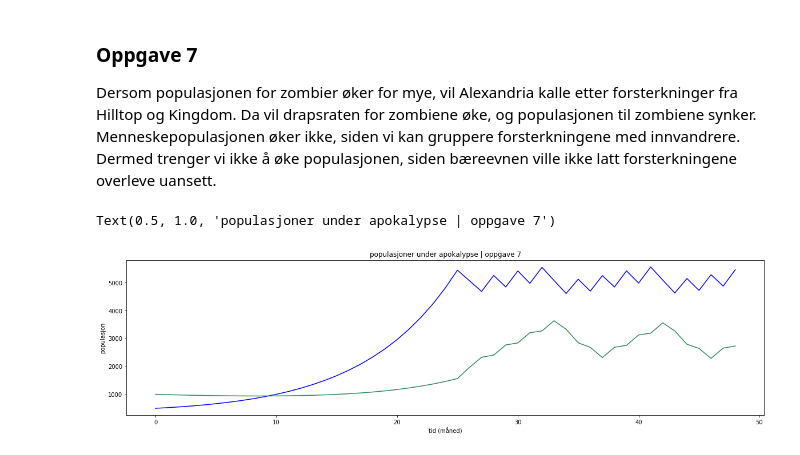
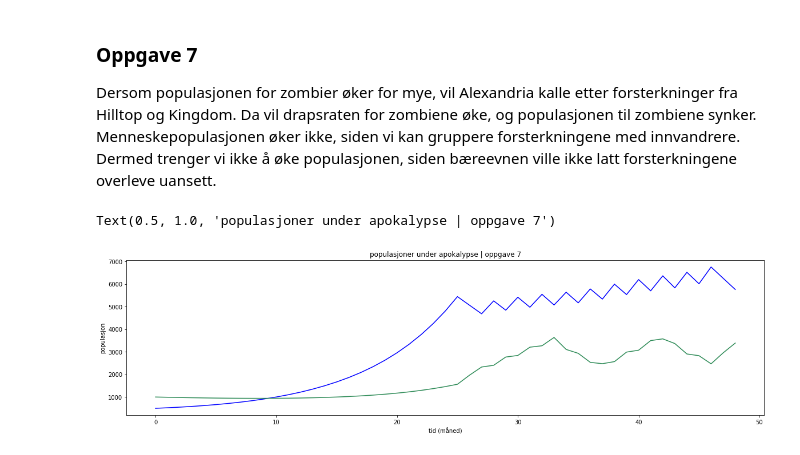
Before and after one commit to majo0708/promod, a Jupyter notebook: 13-16 - Prosjekt modellering.ipynb, the cells around one changed output. Saved outputs shown, nothing was run; the diff lists cells and outputs as text; code cells hidden in the pictures.

```diff
--- a/13-16 - Prosjekt modellering.ipynb
+++ b/13-16 - Prosjekt modellering.ipynb
@@ -167,15 +176,18 @@ Siden det er flere som dør nå, har vi endret koden under bæreevne sånn at me
 N = 48 #tid i måneder
 
 #konstanter for mennesker
-start_p = 500 #start populasjon i mennesker
-baereevne = 5000 #max mennesker
+start_p = 500 #start populasjon i antall mennesker
+start_b = 5000 #start bæreevne i antall mennesker
+baereevne = start_b #max mennesker
 vekstrate_f = 0.25 #vesktrate i fødsel (prosent)
 innvandrere_vekst = 0.05 #innvandrere per måned
 syk = 0.01 #vekst, død av sykdom (sjekk dette)
 skade = 0.05 #vekst, død av skader
 alderdom = 0.01 #vekst, død av naturlig årsak
 hentere = 0.1 #prosent, mennesker som henter resursser
+viktigperson = 0.01 #prosent, mennesker med yrker som kan øke bæreevnen
 p = start_p #populasjon
+harTruffetB = False
 
 #konstater for zombier
 start_z = 1000
@@ -205,9 +217,12 @@ for i in range(1,N+1):
     if p > baereevne:
         vekstrate_f = 0.15 #vesktrate i fødsel (prosent)
         hentere = 0.3 #prosent, mennesker som henter resursser
+        harTruffetB = True
     if p < baereevne:
         vekstrate_f = 0.25 #vesktrate i fødsel (prosent)
         hentere = 0.1 #prosent, mennesker som henter resursser
+    if harTruffetB == True:
+        baereevne += baereevne*viktigperson #når menneskene treffer bæreevnen, jobber de for å øke den
     tid_array[i] = i
     m_pop_array[i] = p
     z_pop_array[i] = z
@@ -227,15 +242,18 @@ Vi legger til en prosentandel for at et menneske blir smittet til en zombie, og
 N = 48 #tid i måneder
 
 #konstanter for mennesker
-start_p = 500 #start populasjon i mennesker
-baereevne = 5000 #max mennesker
+start_p = 500 #start populasjon i antall mennesker
+start_b = 5000 #start bæreevne i antall mennesker
+baereevne = start_b #max mennesker
 vekstrate_f = 0.25 #vesktrate i fødsel (prosent)
 innvandrere_vekst = 0.05 #innvandrere per måned
 syk = 0.01 #vekst, død av sykdom (sjekk dette)
 skade = 0.05 #vekst, død av skader
 alderdom = 0.01 #vekst, død av naturlig årsak
 hentere = 0.1 #prosent, mennesker som henter resursser
+viktigperson = 0.01 #prosent, mennesker med yrker som kan øke bæreevnen
 p = start_p #populasjon
+harTruffetB = False
 
 #konstater for zombier
 start_z = 1000
@@ -269,9 +287,12 @@ for i in range(1,N+1):
     if p > baereevne:
         vekstrate_f = 0.15 #vesktrate i fødsel (prosent)
         hentere = 0.3 #prosent, mennesker som henter resursser
+        harTruffetB = True
     if p < baereevne:
         vekstrate_f = 0.25 #vesktrate i fødsel (prosent)
         hentere = 0.1 #prosent, mennesker som henter resursser
+    if harTruffetB == True:
+        baereevne += baereevne*viktigperson #når menneskene treffer bæreevnen, jobber de for å øke den
     tid_array[i] = i
     m_pop_array[i] = p
     z_pop_array[i] = z
@@ -291,15 +312,18 @@ Alexandria er lei av at zombie populasjonen øker og dreper et antall zombier me
 N = 48 #tid i måneder
 
 #konstanter for mennesker
-start_p = 500 #start populasjon i mennesker
-baereevne = 5000 #max mennesker
+start_p = 500 #start populasjon i antall mennesker
+start_b = 5000 #start bæreevne i antall mennesker
+baereevne = start_b #max mennesker
 vekstrate_f = 0.25 #vesktrate i fødsel (prosent)
 innvandrere_vekst = 0.05 #innvandrere per måned
 syk = 0.01 #vekst, død av sykdom (sjekk dette)
 skade = 0.05 #vekst, død av skader
 alderdom = 0.01 #vekst, død av naturlig årsak
 hentere = 0.1 #prosent, mennesker som henter resursser
+viktigperson = 0.01 #prosent, mennesker med yrker som kan øke bæreevnen
 p = start_p #populasjon
+harTruffetB = False
 
 #konstater for zombier
 start_z = 1000
@@ -338,9 +362,12 @@ for i in range(1,N+1):
     if p > baereevne:
         vekstrate_f = 0.15 #vesktrate i fødsel (prosent)
         hentere = 0.3 #prosent, mennesker som henter resursser
+        harTruffetB = True
     if p < baereevne:
         vekstrate_f = 0.25 #vesktrate i fødsel (prosent)
         hentere = 0.1 #prosent, mennesker som henter resursser
+    if harTruffetB == True:
+        baereevne += baereevne*viktigperson #når menneskene treffer bæreevnen, jobber de for å øke den
     tid_array[i] = i
     m_pop_array[i] = p
     z_pop_array[i] = z
@@ -360,15 +387,18 @@ Dersom populasjonen for zombier øker for mye, vil Alexandria kalle etter forste
 N = 48 #tid i måneder
 
 #konstanter for mennesker
-start_p = 500 #start populasjon i mennesker
-baereevne = 5000 #max mennesker
+start_p = 500 #start populasjon i antall mennesker
+start_b = 5000 #start bæreevne i antall mennesker
+baereevne = start_b #max mennesker
 vekstrate_f = 0.25 #vesktrate i fødsel (prosent)
 innvandrere_vekst = 0.05 #innvandrere per måned
 syk = 0.01 #vekst, død av sykdom (sjekk dette)
 skade = 0.05 #vekst, død av skader
 alderdom = 0.01 #vekst, død av naturlig årsak
 hentere = 0.1 #prosent, mennesker som henter resursser
+viktigperson = 0.01 #prosent, mennesker med yrker som kan øke bæreevnen
 p = start_p #populasjon
+harTruffetB = False
 
 #konstater for zombier
 start_z = 1000
@@ -395,34 +425,37 @@ for i in range(1,N+1):
     p -= (syk+skade+alderdom)*p
     myrdet = (hentere*p)*mord #antall døde som blir drept av zombier
     p -= myrdet
     z += myrdet*smittet #antall som blir smittet
     myrdet = z_innvandrere*z*mord
     p -= myrdet
     z += myrdet*smittet
     drept = z*vaapen
     z -= drept
     if z > 3500: #Hilltop og Kingdom kommer med forsterkninger
         vaapen = 0.2
     if z < 2500:
         vaapen = 0.05
     if p > baereevne:
         vekstrate_f = 0.15 #vesktrate i fødsel (prosent)
         hentere = 0.3 #prosent, mennesker som henter resursser
+        harTruffetB = True
     if p < baereevne:
         vekstrate_f = 0.25 #vesktrate i fødsel (prosent)
         hentere = 0.1 #prosent, mennesker som henter resursser
+    if harTruffetB == True:
+        baereevne += baereevne*viktigperson #når menneskene treffer bæreevnen, jobber de for å øke den
     tid_array[i] = i
     m_pop_array[i] = p
     z_pop_array[i] = z
 figure(figsize=(20,5))
 plot(tid_array,m_pop_array,color='blue',label="mennesker")
 plot(tid_array,z_pop_array,color='seagreen',label="zombier")
 xlabel('tid (måned)')
 ylabel('populasjon')
 title('populasjoner under apokalypse | oppgave 7')
 # %% [output]
 Text(0.5, 1.0, 'populasjoner under apokalypse | oppgave 7')
-[figure, old version]
+[figure, new version]
 # %% [markdown]
 ## Resultater
 Vi repeterte alle variablene for å forhindre at resultater til oppgavene blir påvirket av en endring i en annen oppgave.
```
Also changed, not shown: parts of 8 cells of this notebook.
